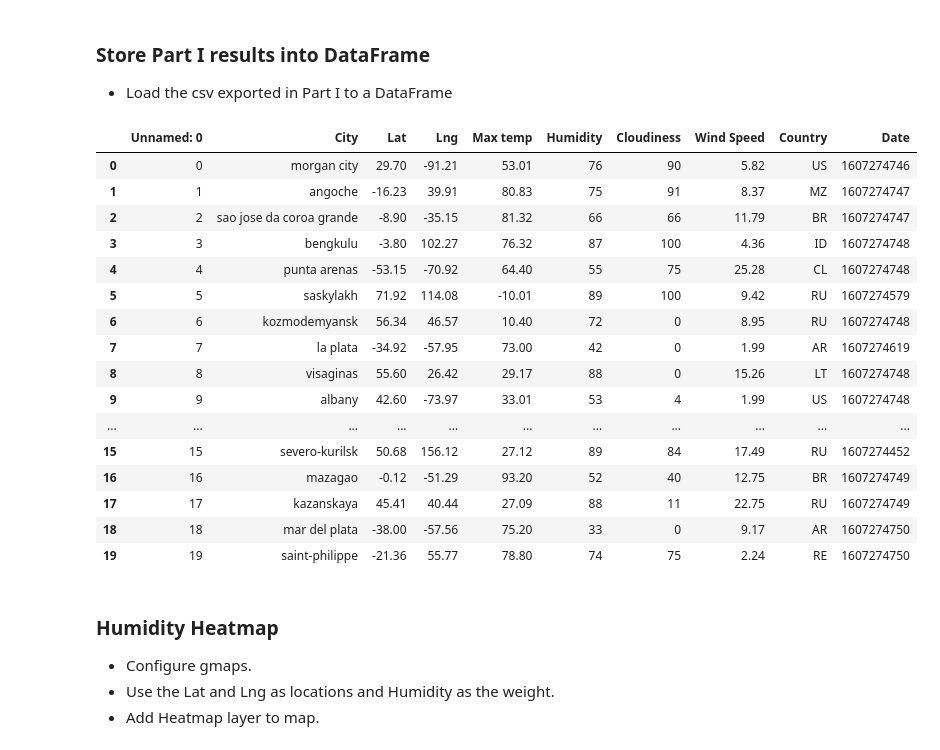
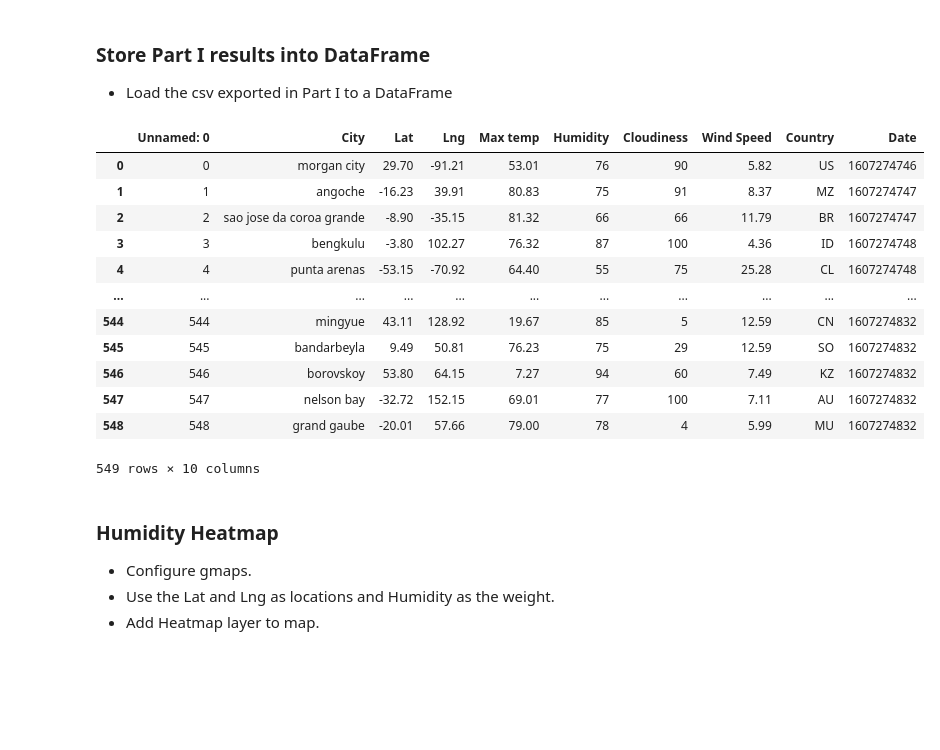
Before and after one commit to alagnevall/python-api-challenge, a Jupyter notebook: VacationPy/VacationPy.ipynb, the cells around one changed output. Drawn from its saved outputs; the diff is of its cells as text; code cells hidden in the pictures; blank space fills up the shorter version.

```diff
--- a/VacationPy/VacationPy.ipynb
+++ b/VacationPy/VacationPy.ipynb
@@ -23,27 +25,23 @@ from api_keys import g_key
 # %%
 cities_df = pd.read_csv("../output_data/cities.csv")
 
 #limit number of pulls so that I dont run out of funds on API
-cities_df = cities_df.head(20)
+# cities_df = cities_df.head(20)
 cities_df
 # %% [output]
 |  | Unnamed: 0 | City | Lat | Lng | Max temp | Humidity | Cloudiness | Wind Speed | Country | Date |
 | 0 | 0 | morgan city | 29.70 | -91.21 | 53.01 | 76 | 90 | 5.82 | US | 1607274746 |
 | 1 | 1 | angoche | -16.23 | 39.91 | 80.83 | 75 | 91 | 8.37 | MZ | 1607274747 |
 | 2 | 2 | sao jose da coroa grande | -8.90 | -35.15 | 81.32 | 66 | 66 | 11.79 | BR | 1607274747 |
 | 3 | 3 | bengkulu | -3.80 | 102.27 | 76.32 | 87 | 100 | 4.36 | ID | 1607274748 |
 | 4 | 4 | punta arenas | -53.15 | -70.92 | 64.40 | 55 | 75 | 25.28 | CL | 1607274748 |
-| 5 | 5 | saskylakh | 71.92 | 114.08 | -10.01 | 89 | 100 | 9.42 | RU | 1607274579 |
-| 6 | 6 | kozmodemyansk | 56.34 | 46.57 | 10.40 | 72 | 0 | 8.95 | RU | 1607274748 |
-| 7 | 7 | la plata | -34.92 | -57.95 | 73.00 | 42 | 0 | 1.99 | AR | 1607274619 |
-| 8 | 8 | visaginas | 55.60 | 26.42 | 29.17 | 88 | 0 | 15.26 | LT | 1607274748 |
-| 9 | 9 | albany | 42.60 | -73.97 | 33.01 | 53 | 4 | 1.99 | US | 1607274748 |
 | ... | ... | ... | ... | ... | ... | ... | ... | ... | ... | ... |
-| 15 | 15 | severo-kurilsk | 50.68 | 156.12 | 27.12 | 89 | 84 | 17.49 | RU | 1607274452 |
-| 16 | 16 | mazagao | -0.12 | -51.29 | 93.20 | 52 | 40 | 12.75 | BR | 1607274749 |
-| 17 | 17 | kazanskaya | 45.41 | 40.44 | 27.09 | 88 | 11 | 22.75 | RU | 1607274749 |
-| 18 | 18 | mar del plata | -38.00 | -57.56 | 75.20 | 33 | 0 | 9.17 | AR | 1607274750 |
-| 19 | 19 | saint-philippe | -21.36 | 55.77 | 78.80 | 74 | 75 | 2.24 | RE | 1607274750 |
+| 544 | 544 | mingyue | 43.11 | 128.92 | 19.67 | 85 | 5 | 12.59 | CN | 1607274832 |
+| 545 | 545 | bandarbeyla | 9.49 | 50.81 | 76.23 | 75 | 29 | 12.59 | SO | 1607274832 |
+| 546 | 546 | borovskoy | 53.80 | 64.15 | 7.27 | 94 | 60 | 7.49 | KZ | 1607274832 |
+| 547 | 547 | nelson bay | -32.72 | 152.15 | 69.01 | 77 | 100 | 7.11 | AU | 1607274832 |
+| 548 | 548 | grand gaube | -20.01 | 57.66 | 79.00 | 78 | 4 | 5.99 | MU | 1607274832 |
+549 rows × 10 columns
 # %% [markdown]
 ### Humidity Heatmap
 * Configure gmaps.
```
Also changed, not shown: parts of 7 cells of this notebook.
